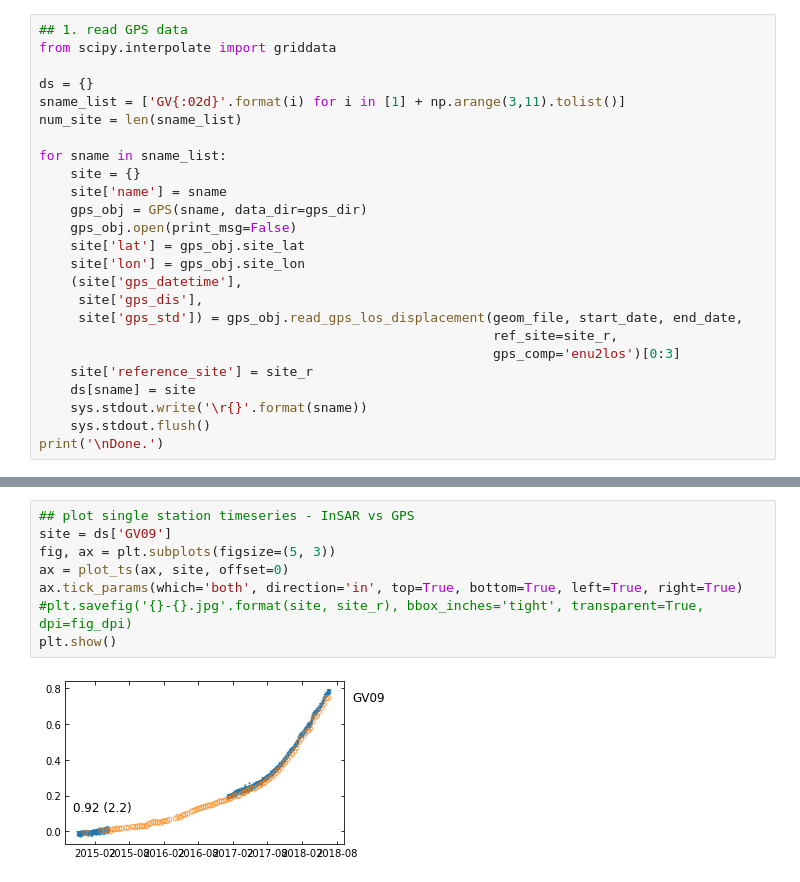
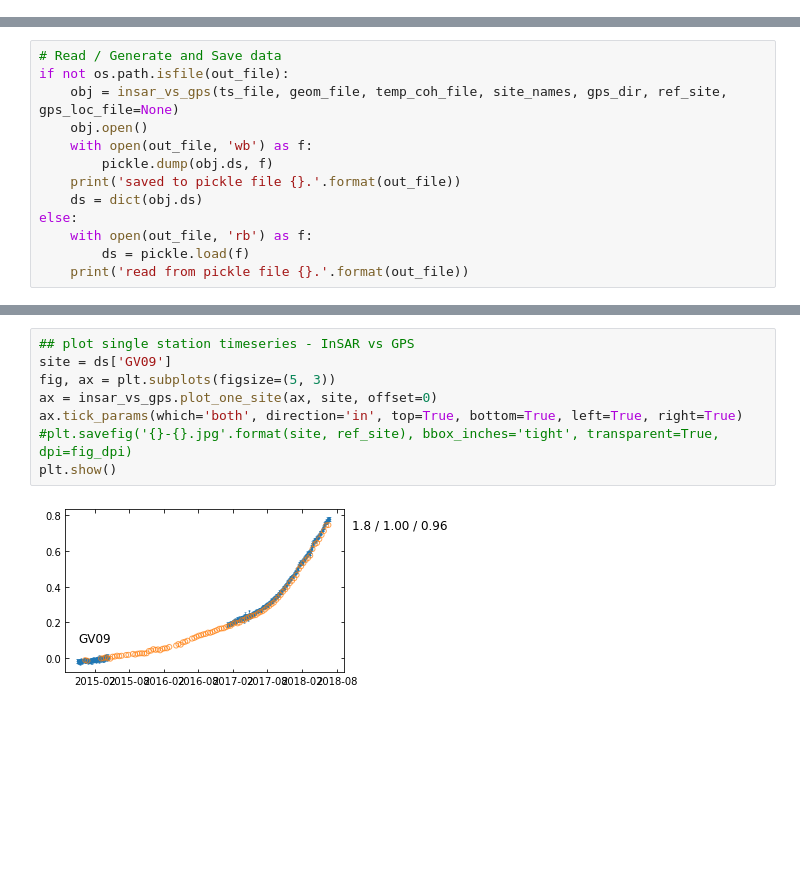
Before and after one commit to geodesymiami/Yunjun_et_al-2019-MintPy, a Jupyter notebook: Fig_06_InSAR_vs_GPS_SierraNegra.ipynb, the cells around one changed output, grey strips where cells are left out. Saved outputs shown, nothing was run; the diff lists cells and outputs as text; blank space fills up the shorter version.

Commit message:
use insar_vs_gps.py

```diff
--- a/Fig_06_InSAR_vs_GPS_SierraNegra.ipynb
+++ b/Fig_06_InSAR_vs_GPS_SierraNegra.ipynb
@@ -52,27 +45,2 @@ end_date = '20180625'
 # %% [output]
 Go to directory: /Users/yunjunz/development/python/2018_ComputGeosci_PySAR/insar_vs_gps
-# %%
-## 1. read GPS data
-from scipy.interpolate import griddata
-
-ds = {}
-sname_list = ['GV{:02d}'.format(i) for i in [1] + np.arange(3,11).tolist()]
-num_site = len(sname_list)
-
-for sname in sname_list:
-    site = {}
-    site['name'] = sname
-    gps_obj = GPS(sname, data_dir=gps_dir)
-    gps_obj.open(print_msg=False)
-    site['lat'] = gps_obj.site_lat
-    site['lon'] = gps_obj.site_lon
-    (site['gps_datetime'],
-     site['gps_dis'],
-     site['gps_std']) = gps_obj.read_gps_los_displacement(geom_file, start_date, end_date,
-                                                          ref_site=site_r,
-                                                          gps_comp='enu2los')[0:3]
-    site['reference_site'] = site_r
-    ds[sname] = site
-    sys.stdout.write('\r{}'.format(sname))
-    sys.stdout.flush()
-print('\nDone.')
@@ -263,0 +47,13 @@ plt.show()
+# %%
+# Read / Generate and Save data
+if not os.path.isfile(out_file):
+    obj = insar_vs_gps(ts_file, geom_file, temp_coh_file, site_names, gps_dir, ref_site, gps_loc_file=None)
+    obj.open()
+    with open(out_file, 'wb') as f:
+        pickle.dump(obj.ds, f)
+    print('saved to pickle file {}.'.format(out_file))
+    ds = dict(obj.ds)
+else:
+    with open(out_file, 'rb') as f:
+        ds = pickle.load(f)
+    print('read from pickle file {}.'.format(out_file))
@@ -289,13 +115,13 @@ view.py /Users/yunjunz/insarlab/Galapagos/GalapagosSenDT128/PYSAR/GEOCODE/geo_ti
 # %%
 ## plot single station timeseries - InSAR vs GPS
 site = ds['GV09']
 fig, ax = plt.subplots(figsize=(5, 3))
-ax = plot_ts(ax, site, offset=0)
+ax = insar_vs_gps.plot_one_site(ax, site, offset=0)
 ax.tick_params(which='both', direction='in', top=True, bottom=True, left=True, right=True)
-#plt.savefig('{}-{}.jpg'.format(site, site_r), bbox_inches='tight', transparent=True, dpi=fig_dpi)
+#plt.savefig('{}-{}.jpg'.format(site, ref_site), bbox_inches='tight', transparent=True, dpi=fig_dpi)
 plt.show()
 # %% [output]
-[figure, old version]
+[figure, new version]
 # %%
 ## Figure S3 - Coherence Matrix of InSAR observation on GPS sites
 
```
Also changed, not shown: parts of 13 cells of this notebook, 2 other files.
